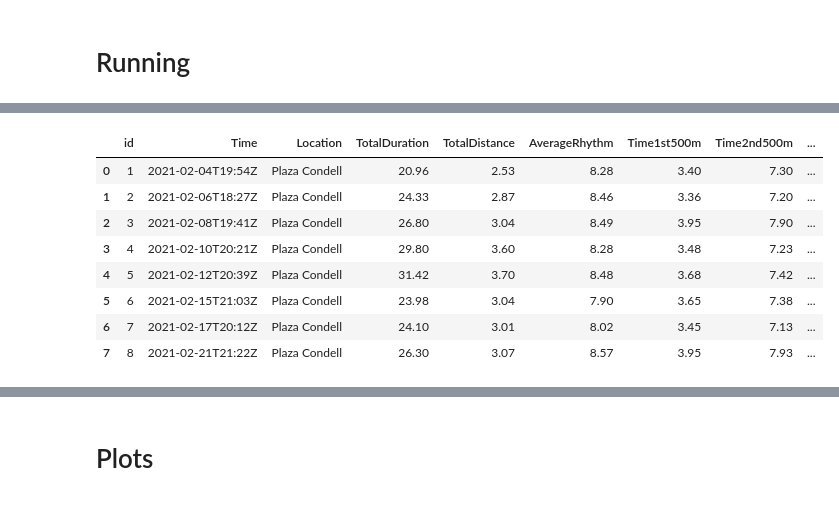
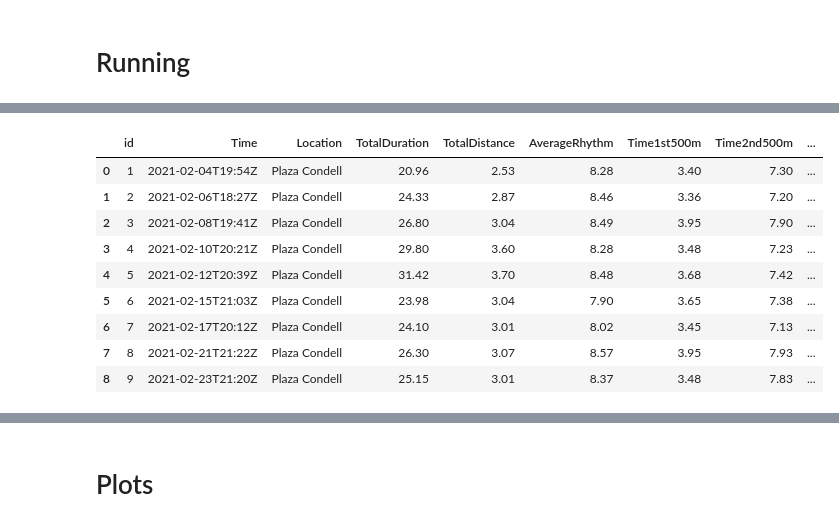
Before and after one commit to lona9/Workout-Data, a Jupyter notebook: Workout-Data.ipynb, the cells around one changed output, grey strips where cells are left out. Drawn from its saved outputs; the diff is of its cells as text; code cells hidden in the pictures.

```diff
--- a/Workout-Data.ipynb
+++ b/Workout-Data.ipynb
@@ -92,21 +92,24 @@ df_run.Calories = df_run.Calories.astype(float)
 # %%
 df_run = df_run.append(pd.Series(['2021-02-08T19:41Z', 'Plaza Condell', 26.8, 3.04, 8.49, 3.95, 7.9, 12.02, 17.33, 21.88, 180], index=df_run.columns), ignore_index=True)
 df_run.insert(10, 'Time6th500m', [20.85, 21.12, 26.8])
 df_run.insert(0, 'id', [1, 2, 3])
 df_run = df_run.append(pd.Series([4, '2021-02-10T20:21Z', 'Plaza Condell', 29.8, 3.6, 8.28, 3.48, 7.23, 11.78, 15.75, 20.15, 24.43, 219], index=df_run.columns), ignore_index=True)
 df_run.insert(12, 'Time7th500m', [20.85, 21.12, 26.8, 28.93])
-df_run = df_run.append(pd.Series([5, '2021-02-12T20:39Z', 'Plaza Condell', 31.42, 3.7, 8.48, 3.68, 7.42, 11.43, 16.05, 20.4, 25.07, 29.73, 220], index=df_run.columns), ignore_index=True)
-df_run = df_run.append(pd.Series([6, '2021-02-15T21:03Z', 'Plaza Condell', 23.98, 3.04, 7.9, 3.65, 7.38, 11.15, 15.2, 19.32, 23.55, 23.55, 189], index=df_run.columns), ignore_index=True)
-df_run = df_run.append(pd.Series([7, '2021-02-17T20:12Z', 'Plaza Condell', 24.1, 3.01, 8.02, 3.45, 7.13, 11.25, 15.12, 19.92, 23.97, 23.97, 190], index=df_run.columns), ignore_index=True)
-df_run = df_run.append(pd.Series([8, '2021-02-21T21:22Z', 'Plaza Condell', 26.3, 3.07, 8.57, 3.95, 7.93, 12.07, 16.8, 21.08, 25.6, 25.6, 182], index=df_run.columns), ignore_index=True)
+df_run.insert(13, 'Time8th500m', [20.85, 21.12, 26.8, 28.93])
+df_run = df_run.append(pd.Series([5, '2021-02-12T20:39Z', 'Plaza Condell', 31.42, 3.7, 8.48, 3.68, 7.42, 11.43, 16.05, 20.4, 25.07, 29.73, 29.73, 220], index=df_run.columns), ignore_index=True)
+df_run = df_run.append(pd.Series([6, '2021-02-15T21:03Z', 'Plaza Condell', 23.98, 3.04, 7.9, 3.65, 7.38, 11.15, 15.2, 19.32, 23.55, 23.55, 23.55, 189], index=df_run.columns), ignore_index=True)
+df_run = df_run.append(pd.Series([7, '2021-02-17T20:12Z', 'Plaza Condell', 24.1, 3.01, 8.02, 3.45, 7.13, 11.25, 15.12, 19.92, 23.97, 23.97, 23.97, 190], index=df_run.columns), ignore_index=True)
+df_run = df_run.append(pd.Series([8, '2021-02-21T21:22Z', 'Plaza Condell', 26.3, 3.07, 8.57, 3.95, 7.93, 12.07, 16.8, 21.08, 25.6, 25.6, 25.6, 182], index=df_run.columns), ignore_index=True)
+df_run = df_run.append(pd.Series([9, '2021-02-23T21:20Z', 'Plaza Condell', 25.15, 3.01, 8.37, 3.48, 7.83, 12.2, 16.38, 20.6, 24.97, 24.97, 24.97, 181], index=df_run.columns), ignore_index=True)
 df_run
 # %% [output]
 |  | id | Time | Location | TotalDuration | TotalDistance | AverageRhythm | Time1st500m | Time2nd500m | ... |
 | 0 | 1 | 2021-02-04T19:54Z | Plaza Condell | 20.96 | 2.53 | 8.28 | 3.40 | 7.30 | ... |
 | 1 | 2 | 2021-02-06T18:27Z | Plaza Condell | 24.33 | 2.87 | 8.46 | 3.36 | 7.20 | ... |
 | 2 | 3 | 2021-02-08T19:41Z | Plaza Condell | 26.80 | 3.04 | 8.49 | 3.95 | 7.90 | ... |
 | 3 | 4 | 2021-02-10T20:21Z | Plaza Condell | 29.80 | 3.60 | 8.28 | 3.48 | 7.23 | ... |
 | 4 | 5 | 2021-02-12T20:39Z | Plaza Condell | 31.42 | 3.70 | 8.48 | 3.68 | 7.42 | ... |
 | 5 | 6 | 2021-02-15T21:03Z | Plaza Condell | 23.98 | 3.04 | 7.90 | 3.65 | 7.38 | ... |
 | 6 | 7 | 2021-02-17T20:12Z | Plaza Condell | 24.10 | 3.01 | 8.02 | 3.45 | 7.13 | ... |
 | 7 | 8 | 2021-02-21T21:22Z | Plaza Condell | 26.30 | 3.07 | 8.57 | 3.95 | 7.93 | ... |
+| 8 | 9 | 2021-02-23T21:20Z | Plaza Condell | 25.15 | 3.01 | 8.37 | 3.48 | 7.83 | ... |
```
Also changed, not shown: parts of 18 cells of this notebook.
